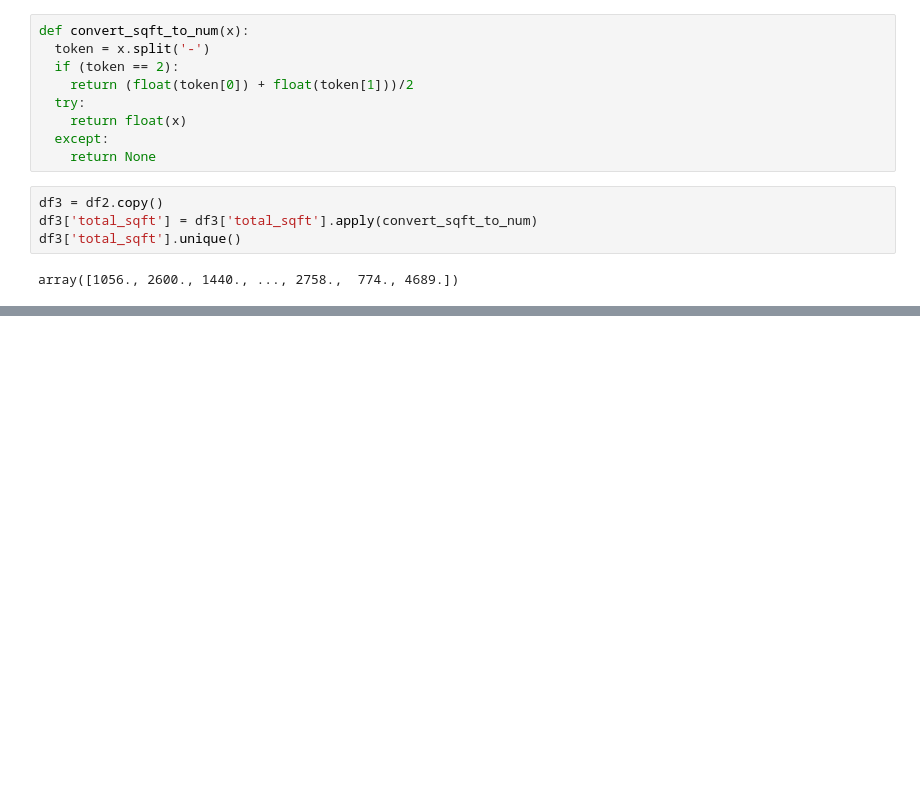
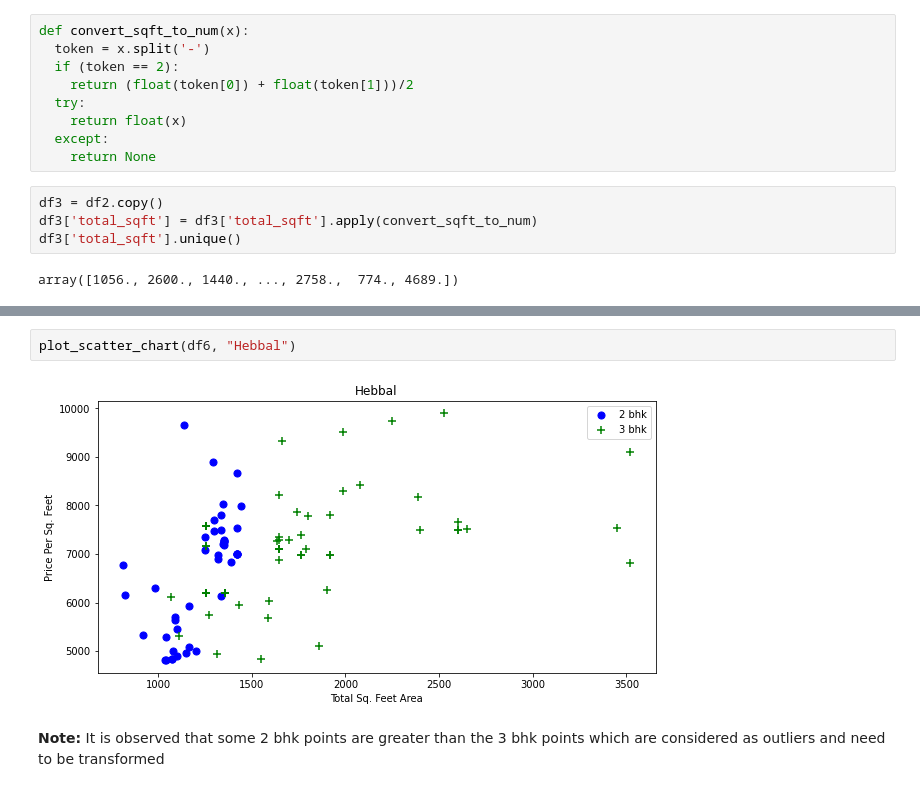
Before and after one commit to shahroz-dev/Machine-Learning-Based-Real-Estate-Price-Prediction, a Jupyter notebook: Machine_Learning_Based_Real_Estate_Price_Prediction.ipynb, the cells around one changed output, grey strips where cells are left out. Saved outputs shown, nothing was run; the diff lists cells and outputs as text; blank space fills up the shorter version.

```diff
--- a/Machine_Learning_Based_Real_Estate_Price_Prediction.ipynb
+++ b/Machine_Learning_Based_Real_Estate_Price_Prediction.ipynb
@@ -157,0 +276,6 @@ array([1056., 2600., 1440., ..., 2758.,  774., 4689.])
+# %%
+plot_scatter_chart(df6, "Hebbal")
+# %% [output]
+[figure, added]
+# %% [markdown]
+**Note:** It is observed that some 2 bhk points are greater than the 3 bhk points which are considered as outliers and need to be transformed
```
Also changed, not shown: parts of 39 cells of this notebook.
